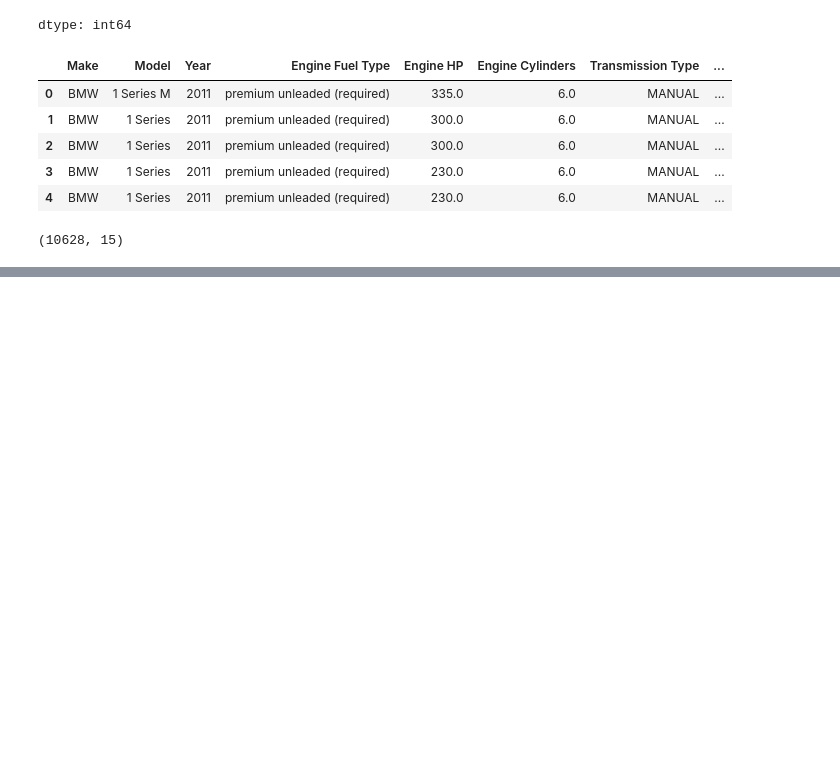
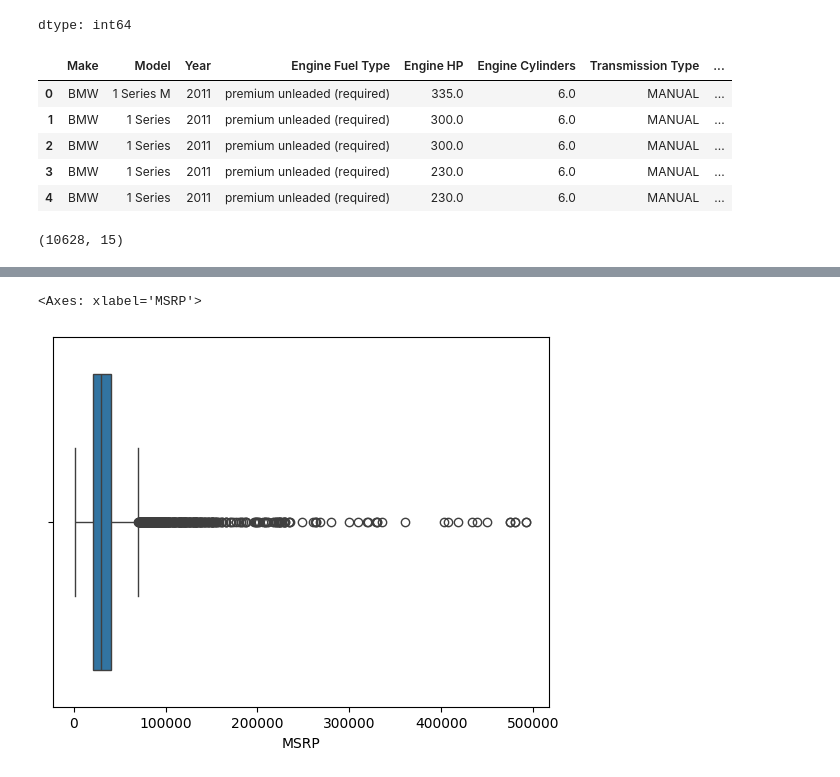
Before and after one commit to owaisnadeem18/Continuing_AI_Course_Saylani, a Jupyter notebook: August Monthly Test Preparation EDA and Linear + Logistic Regression/Lecture_13_EDA_HTS_irfan_malik.ipynb, the cells around one changed output, grey strips where cells are left out. Cells and saved outputs as stored; diff of their text form; code cells hidden in the pictures; blank space fills up the shorter version.

Commit message:
Did EDA,Data Visualization,handled missing values

```diff
--- a/August Monthly Test Preparation EDA and Linear + Logistic Regression/Lecture_13_EDA_HTS_irfan_malik.ipynb
+++ b/August Monthly Test Preparation EDA and Linear + Logistic Regression/Lecture_13_EDA_HTS_irfan_malik.ipynb
@@ -398,0 +424,7 @@ df.shape
+# %%
+# first find out the insights in the data of price:
+
+sns.boxplot(x = "MSRP" , data=df )
+# %% [output]
+<Axes: xlabel='MSRP'>
+[figure, added]
```
Also changed, not shown: parts of 8 cells of this notebook.
